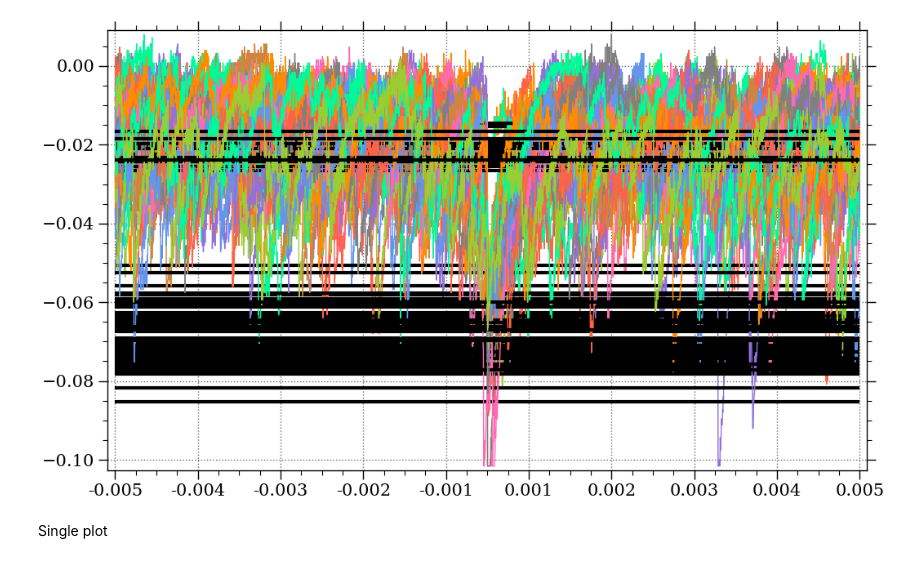
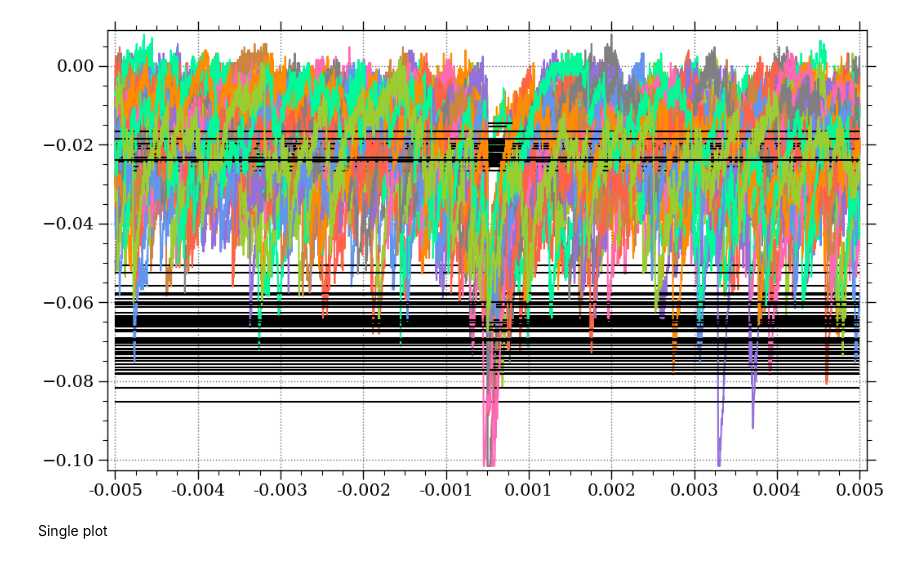
Before and after one commit to Luciocoro/Labo5-Fotones, a Jupyter notebook: Estadística.ipynb, the cells around one changed output. Cells and saved outputs as stored; diff of their text form; code cells hidden in the pictures.

```diff
--- a/Estadística.ipynb
+++ b/Estadística.ipynb
@@ -13,26 +13,26 @@ plt.style.use('figuras_lucio.mplstyle')
 # %%
 path = f'Clase 01-11/Ruido de fondo/Iteración 0'
 
 onlyfiles = [file for file in listdir(path) if isfile(join(path, file))]
 
 fig, ax = plt.subplots()
 
 for file in onlyfiles:
     df = pd.read_csv(join(path, file))
     t = df['Datos'].values
     d = df["Tiempo"].values
     d_mean = np.mean(d)
     d_std = np.std(d)
 
-    ax.plot(t,d,linewidth = 1);
+    ax.plot(t,d);
     ax.hlines(d_mean - 4*d_std,t[0],t[-1],color = 'black');
     ax.hlines(d_mean,t[0],t[-1],color = 'black');
 
 xlabels = np.linspace(t[0],t[-1],10,endpoint = True)
 ax.set_xticks(xlabels)
 ax.set_xticklabels([f'{number:.3f}' for number in xlabels]);
 # %% [output]
-[figure, old version]
+[figure, new version]
 # %% [markdown]
 Single plot
 # %%
```
Also changed, not shown: parts of 7 cells of this notebook, 1 other file.
